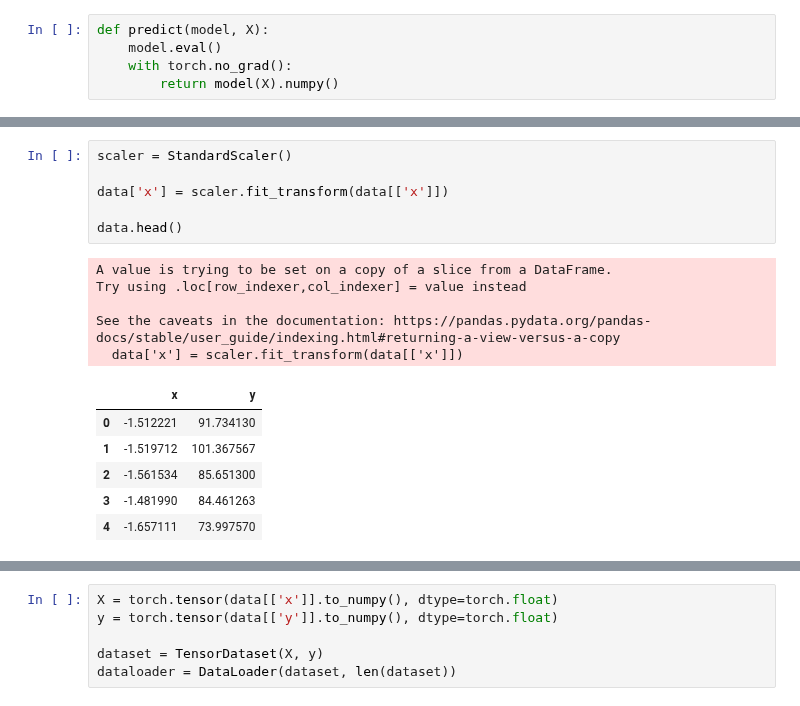
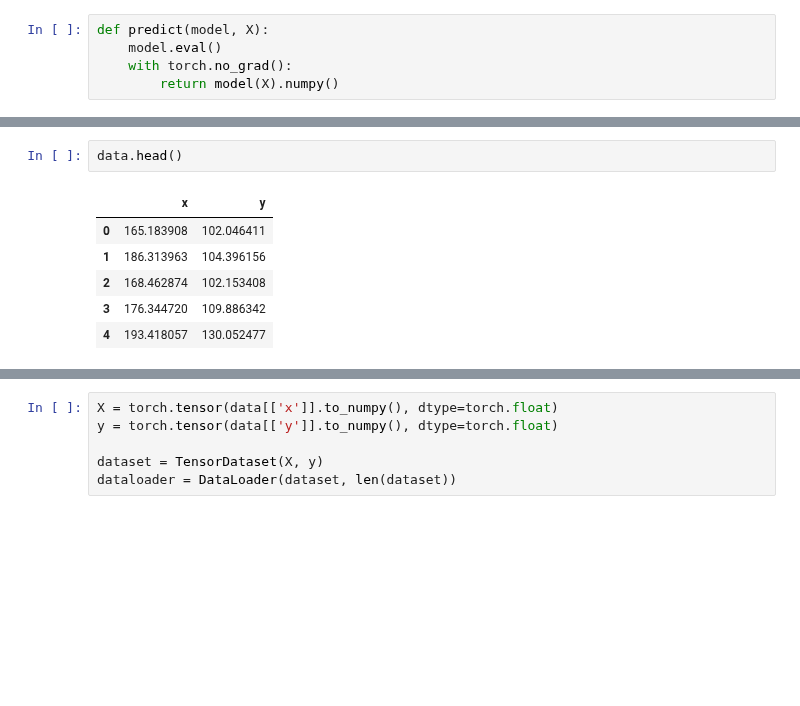
Before and after one commit to RohitMugalya/Learner-s-Garden, a Jupyter notebook: practice notebooks/neural network for regression.ipynb, the cells around one changed output, grey strips where cells are left out. Drawn from its saved outputs; the diff is of its cells as text; blank space fills up the shorter version.

```diff
--- a/practice notebooks/neural network for regression.ipynb
+++ b/practice notebooks/neural network for regression.ipynb
@@ -39,21 +30,12 @@ raw_dataset.head()
 # %%
-scaler = StandardScaler()
-
-data['x'] = scaler.fit_transform(data[['x']])
-
 data.head()
 # %% [output]
-A value is trying to be set on a copy of a slice from a DataFrame.
-Try using .loc[row_indexer,col_indexer] = value instead
-
-See the caveats in the documentation: https://pandas.pydata.org/pandas-docs/stable/user_guide/indexing.html#returning-a-view-versus-a-copy
-  data['x'] = scaler.fit_transform(data[['x']])
 |  | x | y |
-| 0 | -1.512221 | 91.734130 |
-| 1 | -1.519712 | 101.367567 |
-| 2 | -1.561534 | 85.651300 |
-| 3 | -1.481990 | 84.461263 |
-| 4 | -1.657111 | 73.997570 |
+| 0 | 165.183908 | 102.046411 |
+| 1 | 186.313963 | 104.396156 |
+| 2 | 168.462874 | 102.153408 |
+| 3 | 176.344720 | 109.886342 |
+| 4 | 193.418057 | 130.052477 |
 # %%
 data.plot.scatter(x='x', y='y', marker='.', color='skyblue')
 # %% [output]
```
Also changed, not shown: parts of 7 cells of this notebook.
